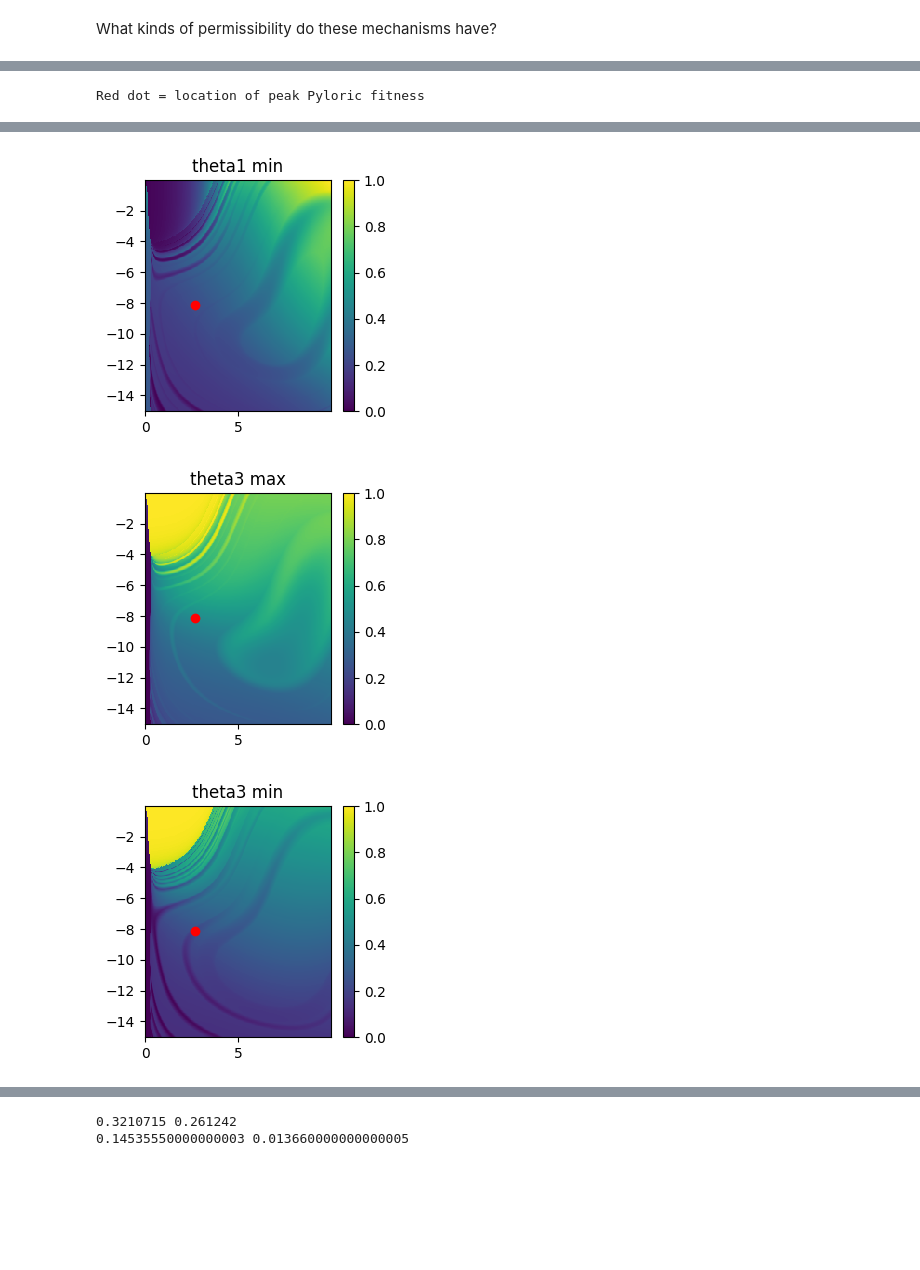
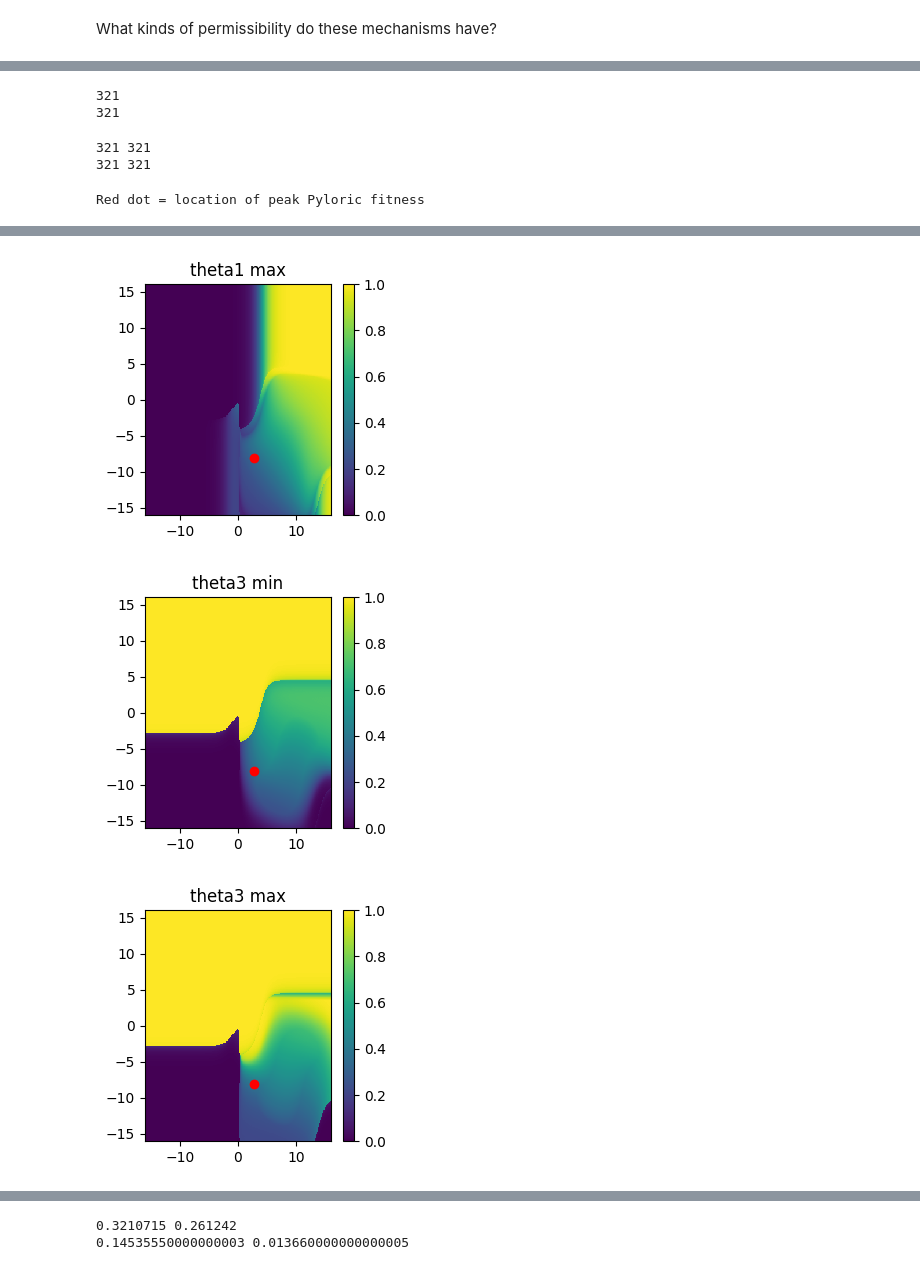
Before and after one commit to ljstolting/EvolvingHP, a Jupyter notebook: Python/SolnAnalysis.ipynb, the cells around one changed output, grey strips where cells are left out. Saved outputs shown, nothing was run; the diff lists cells and outputs as text; code cells hidden in the pictures; blank space fills up the shorter version.

```diff
--- a/Python/SolnAnalysis.ipynb
+++ b/Python/SolnAnalysis.ipynb
@@ -306,37 +285,81 @@ print(len(par2_res))
+# %%
+par1_min_mm = -16
+par1_max_mm = 16
+par2_min_mm = -16
+par2_max_mm = 16
+par1_step_mm = .1
+par2_step_mm = .1
+
+par1_res_mm = np.arange(par1_min_mm,par1_max_mm+par1_step_mm,par1_step_mm)
+print(len(par1_res_mm))
+par2_res_mm = np.arange(par2_min_mm,par2_max_mm+par2_step_mm,par2_step_mm)
+print(len(par2_res_mm))
+# %% [output]
+321
+321
+# %%
+#get pyloric slice data up in here (and fill in non-sampled values with zeros)
+par1 = 'theta1'
+par2 = 'theta3'
+
+par1_min = 0
+par1_max = 10
+par2_min = -15
+par2_max = 0
+par1_step = .05
+par2_step = .05
+
+par1_res = np.arange(par1_min,par1_max,par1_step)
+par2_res = np.arange(par2_min,par2_max,par2_step)
+fitnessdata = np.loadtxt('../Cpp/realmacc_slice.dat').T
+fitnessarray = np.zeros((len(par2_res_mm),len(par1_res_mm)))
+fitnessarray[0:len(par2_res),0:len(par1_res)] = fitnessdata #incorrectly positioned wrt actual parameters
+fitnessdata = fitnessarray
+print(len(fitnessdata[0]),len(fitnessdata[:,0]))
+# print(np.where(fitnessdata<.3))
+Z_Static = np.ma.masked_greater_equal(fitnessdata, 0.15)
+# Z_Static = Z_Static.filled(0.3)
+Z_Disorder = np.ma.masked_less(fitnessdata, 0.15)
+Z_Disorder = np.ma.masked_greater_equal(Z_Disorder,0.3)
+# Z_Disorder = Z_Disorder.filled(0)
+# print(np.where(Z_Disorder==.3))
+# print(Z_Disorder)
+Z_Pyloric = np.ma.masked_less(fitnessdata,0.3)
+print(len(Z_Pyloric[0]),len(Z_Pyloric[:,0]))
+# %% [output]
+321 321
+321 321
 # %%
-#Realm of Acceptability slice for 20 20,.05 .05 ,.95 .95,1000 1000
+#Realm of Acceptability slice for HP #48 (SW sizes = 9.92872 6.0916)
 plt.rcParams["figure.figsize"]=(3,3)
-accdata =np.loadtxt("../Cpp/realmacceptability.dat")
-accdata = np.reshape(accdata,(len(par1_res),len(par2_res),2))
-accdata = np.swapaxes(accdata,1,0)
-maxmindata = np.loadtxt('../Cpp/maxmindetected.dat')
-maxmindata = np.reshape(maxmindata,(len(par1_res),len(par2_res),2,3))
+maxmindata = np.loadtxt('../Cpp/Pete_maxmindetected_HP48.dat')
+maxmindata = np.reshape(maxmindata,(len(par1_res_mm),len(par2_res_mm),2,3))
 maxmindata = np.swapaxes(maxmindata,1,0)
 # print(len(accdata[:,:,0]),len(accdata[:,:,0][0]))
 print("Red dot = location of peak Pyloric fitness")
 
-plt.title(par1 + " max")
+plt.title(par1 + " min")
 theta1_max = maxmindata[:,:,0,0]
-plt.pcolormesh(par1_res,par2_res,maxmindata[:,:,0,0])
+plt.pcolormesh(par1_res_mm,par2_res_mm,maxmindata[:,:,0,0])
 plt.scatter(2.68606, -8.09309,color='r')
 plt.colorbar()
 plt.show()
-plt.title(par1 + " min")
+plt.title(par1 + " max")
 theta1_min = maxmindata[:,:,1,0]
-plt.pcolormesh(par1_res,par2_res,maxmindata[:,:,1,0])
+plt.pcolormesh(par1_res_mm,par2_res_mm,maxmindata[:,:,1,0])
 plt.scatter(2.68606, -8.09309,color='r')
 plt.colorbar()
 plt.show()
 
-plt.title(par2 + " max")
+plt.title(par2 + " min")
 theta2_max = maxmindata[:,:,0,2]
-plt.pcolormesh(par1_res,par2_res,maxmindata[:,:,0,2])
+plt.pcolormesh(par1_res_mm,par2_res_mm,maxmindata[:,:,0,2])
 plt.scatter(2.68606, -8.09309,color='r')
 plt.colorbar()
 plt.show()
-plt.title(par2 + " min")
+plt.title(par2 + " max")
 theta2_min = maxmindata[:,:,1,2]
-plt.pcolormesh(par1_res,par2_res,maxmindata[:,:,1,2])
+plt.pcolormesh(par1_res_mm,par2_res_mm,maxmindata[:,:,1,2])
 plt.scatter(2.68606, -8.09309,color='r')
 plt.colorbar()
 plt.show()
@@ -346,6 +369,6 @@ Red dot = location of peak Pyloric fitness
-[figure, old version]
+[figure, new version]
-[figure, old version]
+[figure, new version]
-[figure, old version]
+[figure, new version]
 # %%
 #what is the max-min as close as you can get to the red point?
 # 2.68606, -8.09309
```
Also changed, not shown: parts of 7 cells of this notebook, 19 other files.
